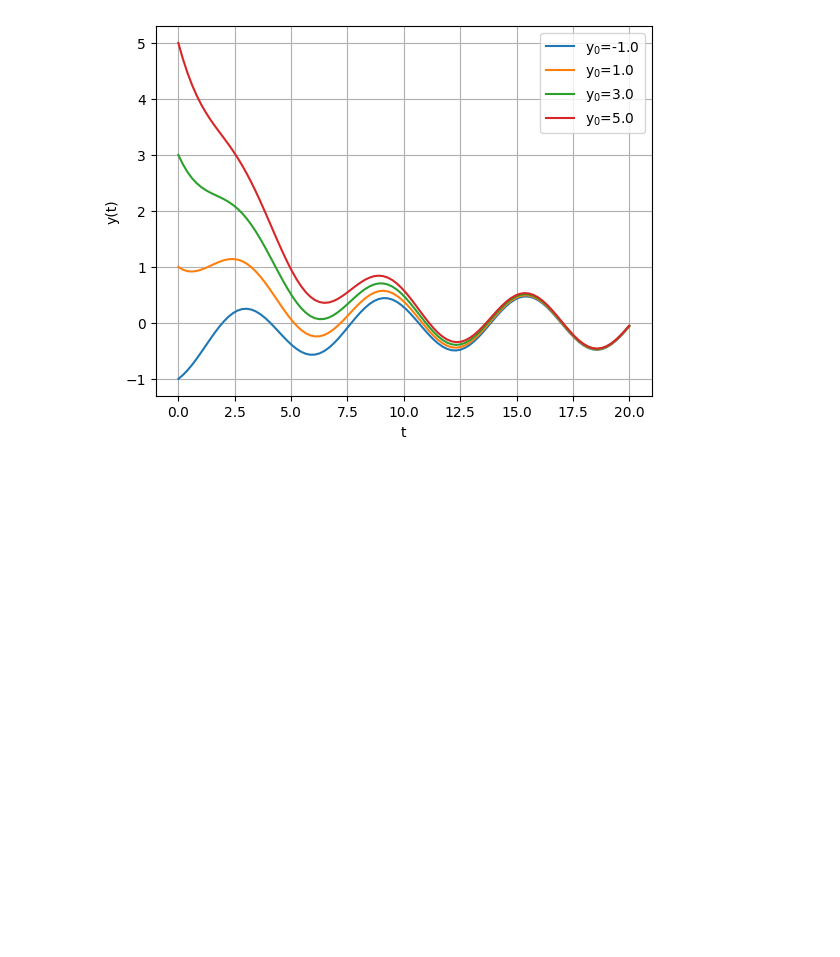
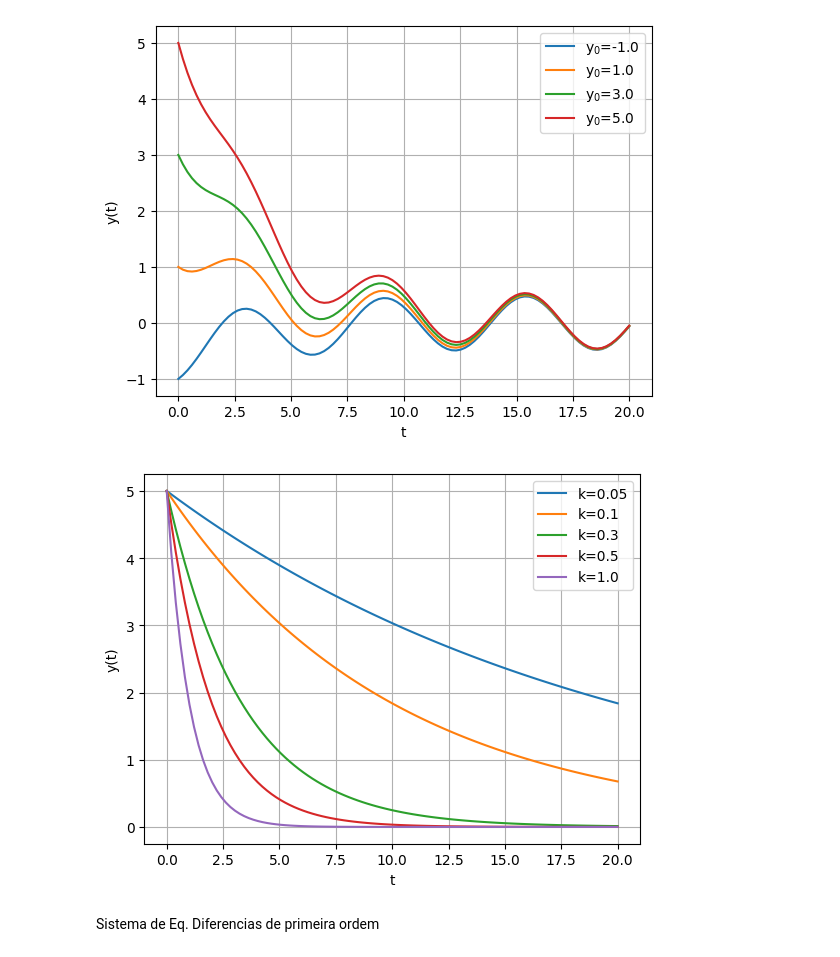
Before and after one commit to Felipe-Pinto/python_para_exatas, a Jupyter notebook: Função.ipynb, the cells around one changed output. Cells and saved outputs as stored; diff of their text form; code cells hidden in the pictures; blank space fills up the shorter version.

```diff
--- a/Função.ipynb
+++ b/Função.ipynb
@@ -43,3 +43,23 @@ plt.ylabel('y(t)')
 plt.show()
 # %% [output]
 [figure]
+# %%
+# Para diferentes constantes "K"
+def model_k(y,t,k):
+  dydt = -k*y
+  return dydt
+
+# Resolução da EDO para diferentes modelos de sistema
+for k in [0.05, 0.1, 0.3, 0.5, 1.0]:
+  y = odeint(model_k, yi, t, args=(k,))
+  plt.plot(t,y,label='k='+str(k))
+
+plt.grid()
+plt.legend()
+plt.xlabel('t')
+plt.ylabel('y(t)')
+plt.show()
+# %% [output]
+[figure, added]
+# %% [markdown]
+Sistema de Eq. Diferencias de primeira ordem
```
Also changed, not shown: parts of 4 cells of this notebook.
